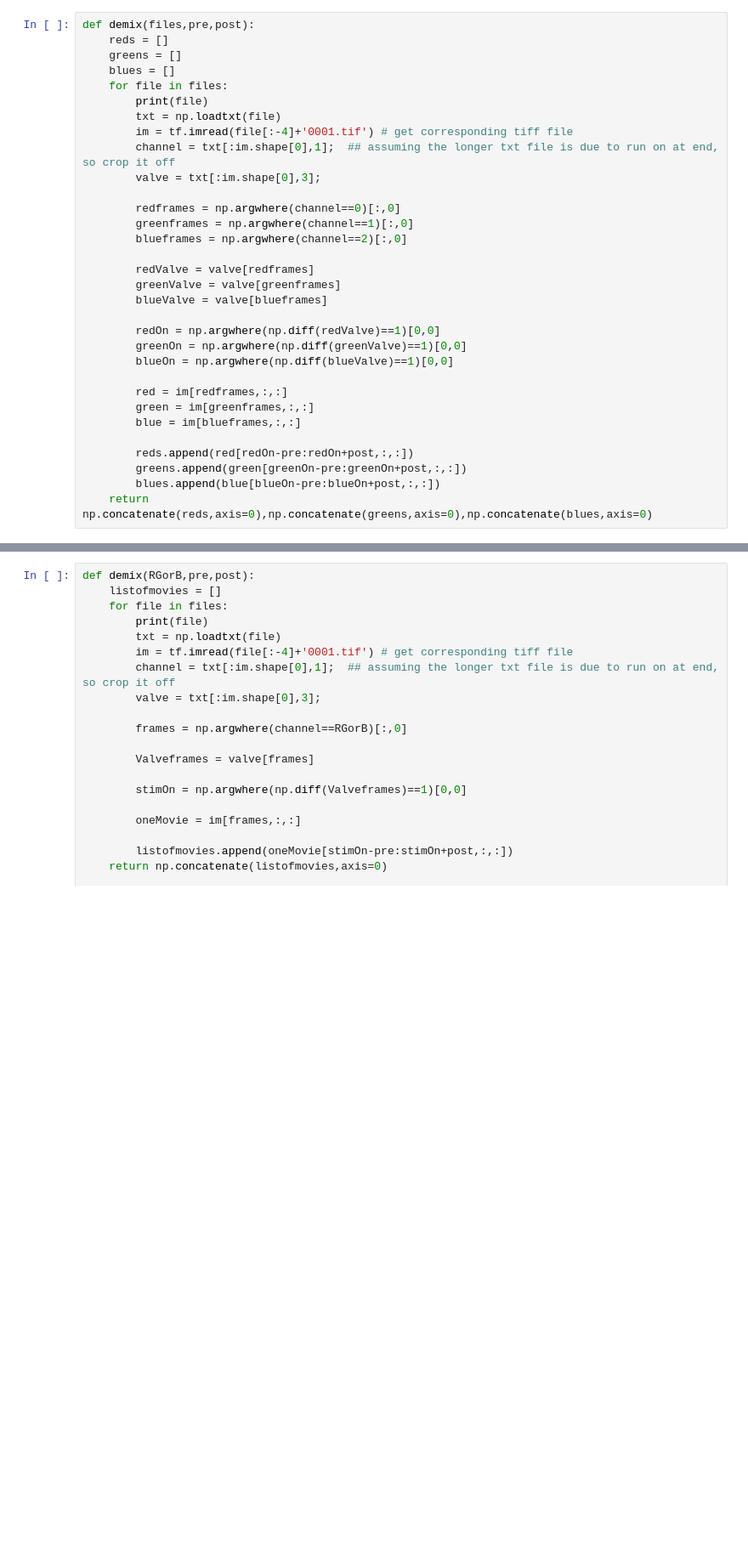
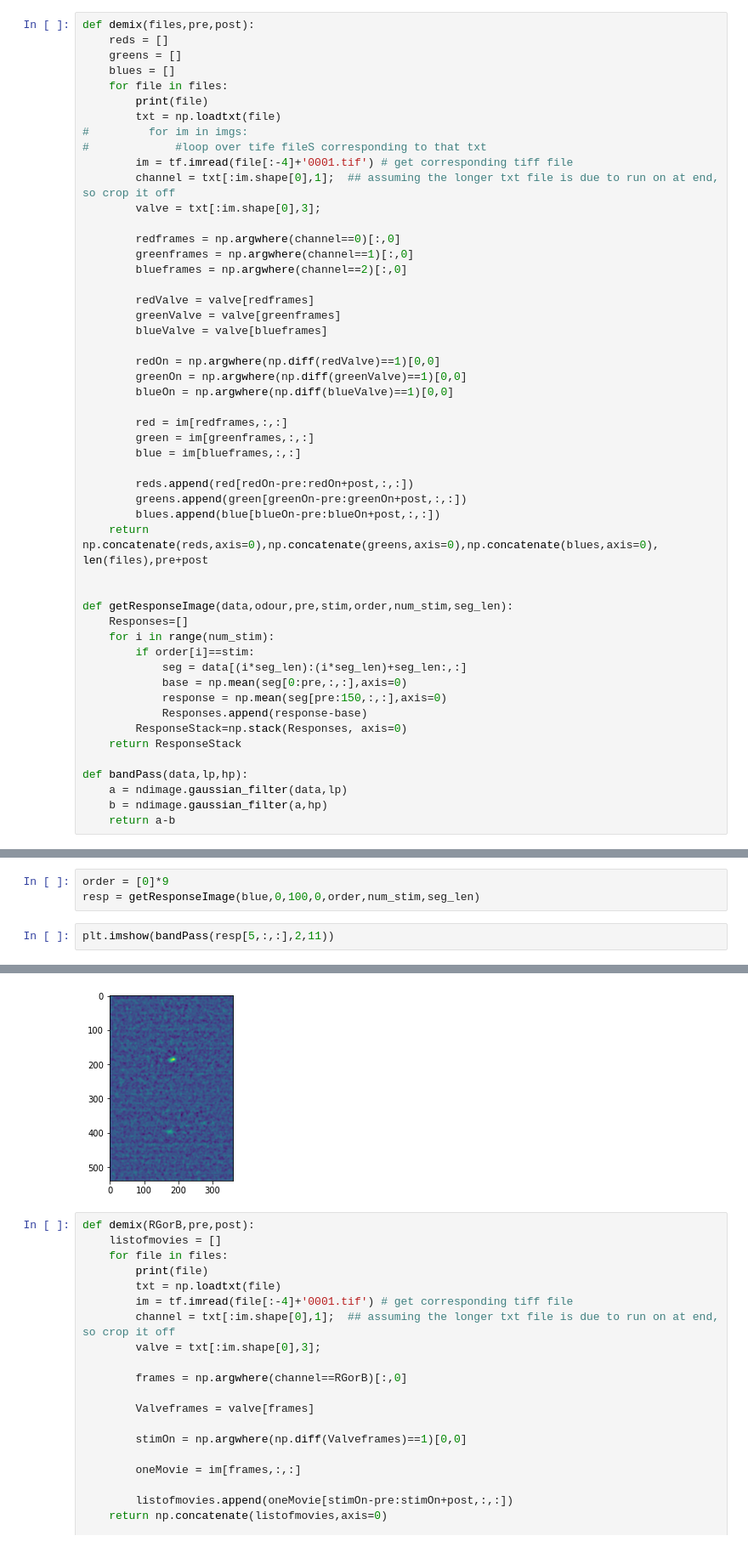
Before and after one commit to JohnstonLab/OMMI_Processing, a Jupyter notebook: OMMI_pipeline_dev.ipynb, the cells around one changed output, grey strips where cells are left out. Shown at 85% size. Cells and saved outputs as stored; diff of their text form; blank space fills up the shorter version.

```diff
--- a/OMMI_pipeline_dev.ipynb
+++ b/OMMI_pipeline_dev.ipynb
@@ -50,6 +50,8 @@ def demix(files,pre,post):
     for file in files:
         print(file)
         txt = np.loadtxt(file)
+#         for im in imgs:
+#             #loop over tife fileS corresponding to that txt
         im = tf.imread(file[:-4]+'0001.tif') # get corresponding tiff file
         channel = txt[:im.shape[0],1];  ## assuming the longer txt file is due to run on at end, so crop it off
         valve = txt[:im.shape[0],3];
@@ -73,5 +75,22 @@ def demix(files,pre,post):
         reds.append(red[redOn-pre:redOn+post,:,:])
         greens.append(green[greenOn-pre:greenOn+post,:,:])
         blues.append(blue[blueOn-pre:blueOn+post,:,:])
-    return np.concatenate(reds,axis=0),np.concatenate(greens,axis=0),np.concatenate(blues,axis=0)
+    return np.concatenate(reds,axis=0),np.concatenate(greens,axis=0),np.concatenate(blues,axis=0), len(files),pre+post
+
+
+def getResponseImage(data,odour,pre,stim,order,num_stim,seg_len):
+    Responses=[]
+    for i in range(num_stim):
+        if order[i]==stim:
+            seg = data[(i*seg_len):(i*seg_len)+seg_len:,:]
+            base = np.mean(seg[0:pre,:,:],axis=0)
+            response = np.mean(seg[pre:150,:,:],axis=0)
+            Responses.append(response-base)
+        ResponseStack=np.stack(Responses, axis=0)
+    return ResponseStack
+
+def bandPass(data,lp,hp):
+    a = ndimage.gaussian_filter(data,lp)
+    b = ndimage.gaussian_filter(a,hp)
+    return a-b
 # %%
@@ -99,0 +115,6 @@ tf.imwrite('greens.tiff',green)
+# %%
+order = [0]*9
+resp = getResponseImage(blue,0,100,0,order,num_stim,seg_len)
+# %%
+plt.imshow(bandPass(resp[5,:,:],2,11))
+# %% [output]
@@ -100,3 +122,4 @@ tf.imwrite('greens.tiff',green)
+[figure, added]
 # %%
 def demix(RGorB,pre,post):
     listofmovies = []
```
Also changed, not shown: parts of 6 cells of this notebook.
